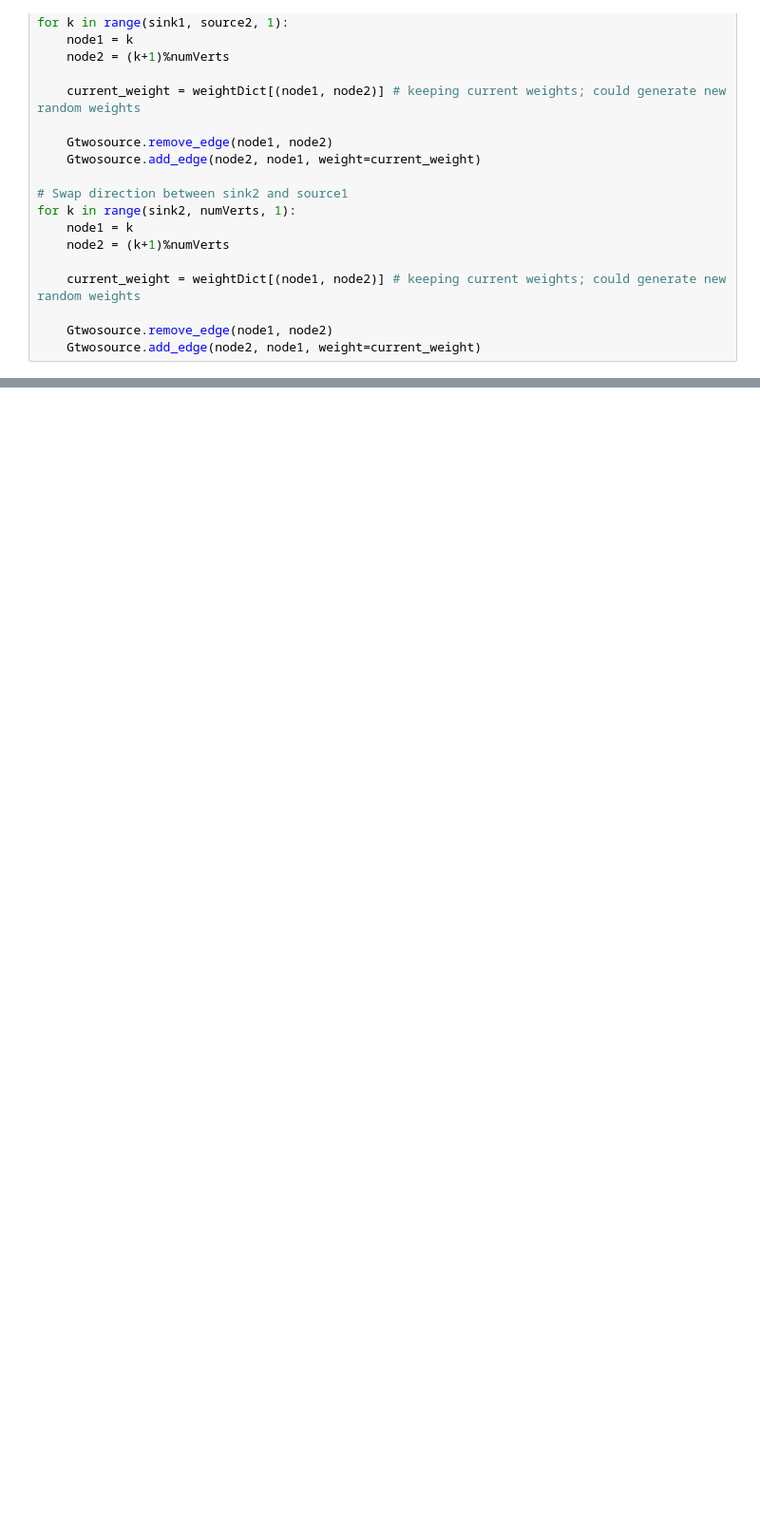
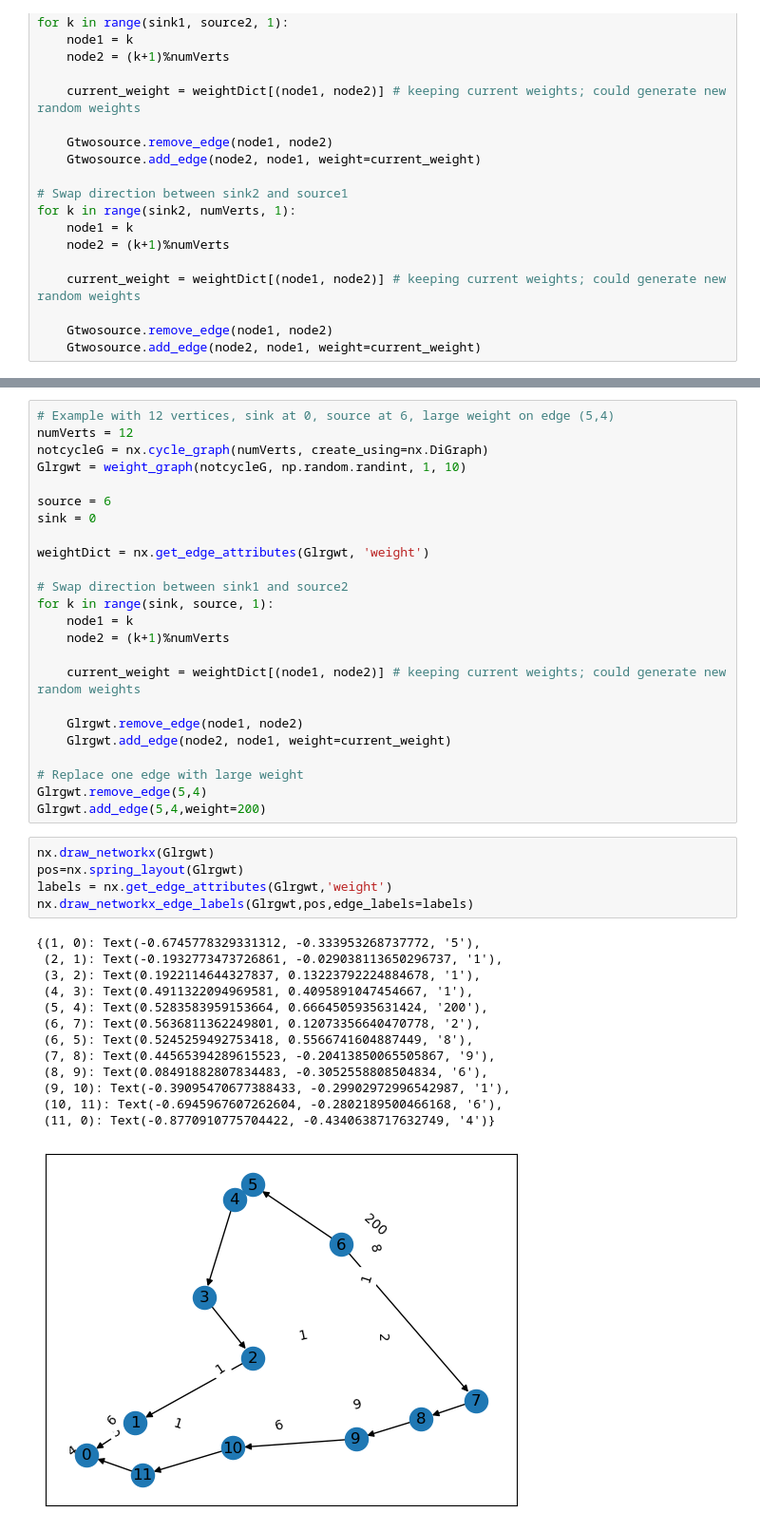
Before and after one commit to bdjones13/MRC2024, a Jupyter notebook: cycleExperiments.ipynb, the cells around one changed output, grey strips where cells are left out. Shown at 95% size. Drawn from its saved outputs; the diff is of its cells as text; blank space fills up the shorter version.

Commit message:
Added experiment with large weight

```diff
--- a/cycleExperiments.ipynb
+++ b/cycleExperiments.ipynb
@@ -626,0 +629,43 @@ dgmtwosource
+# %%
+# Example with 12 vertices, sink at 0, source at 6, large weight on edge (5,4)
+numVerts = 12
+notcycleG = nx.cycle_graph(numVerts, create_using=nx.DiGraph)
+Glrgwt = weight_graph(notcycleG, np.random.randint, 1, 10)
+
+source = 6
+sink = 0
+
+weightDict = nx.get_edge_attributes(Glrgwt, 'weight')
+
+# Swap direction between sink1 and source2
+for k in range(sink, source, 1):
+    node1 = k
+    node2 = (k+1)%numVerts
+
+    current_weight = weightDict[(node1, node2)] # keeping current weights; could generate new random weights
+
+    Glrgwt.remove_edge(node1, node2)
+    Glrgwt.add_edge(node2, node1, weight=current_weight)
+
+# Replace one edge with large weight
+Glrgwt.remove_edge(5,4)
+Glrgwt.add_edge(5,4,weight=200)
+# %%
+nx.draw_networkx(Glrgwt)
+pos=nx.spring_layout(Glrgwt)
+labels = nx.get_edge_attributes(Glrgwt,'weight')
+nx.draw_networkx_edge_labels(Glrgwt,pos,edge_labels=labels)
+# %% [output]
+{(1, 0): Text(-0.6745778329331312, -0.333953268737772, '5'),
+ (2, 1): Text(-0.1932773473726861, -0.029038113650296737, '1'),
+ (3, 2): Text(0.1922114644327837, 0.13223792224884678, '1'),
+ (4, 3): Text(0.4911322094969581, 0.4095891047454667, '1'),
+ (5, 4): Text(0.5283583959153664, 0.6664505935631424, '200'),
+ (6, 7): Text(0.5636811362249801, 0.12073356640470778, '2'),
+ (6, 5): Text(0.5245259492753418, 0.5566741604887449, '8'),
+ (7, 8): Text(0.44565394289615523, -0.20413850065505867, '9'),
+ (8, 9): Text(0.08491882807834483, -0.3052558808504834, '6'),
+ (9, 10): Text(-0.39095470677388433, -0.29902972996542987, '1'),
+ (10, 11): Text(-0.6945967607262604, -0.2802189500466168, '6'),
+ (11, 0): Text(-0.8770910775704422, -0.4340638717632749, '4')}
+[figure, added]
```
Also changed, not shown: parts of 22 cells of this notebook.
